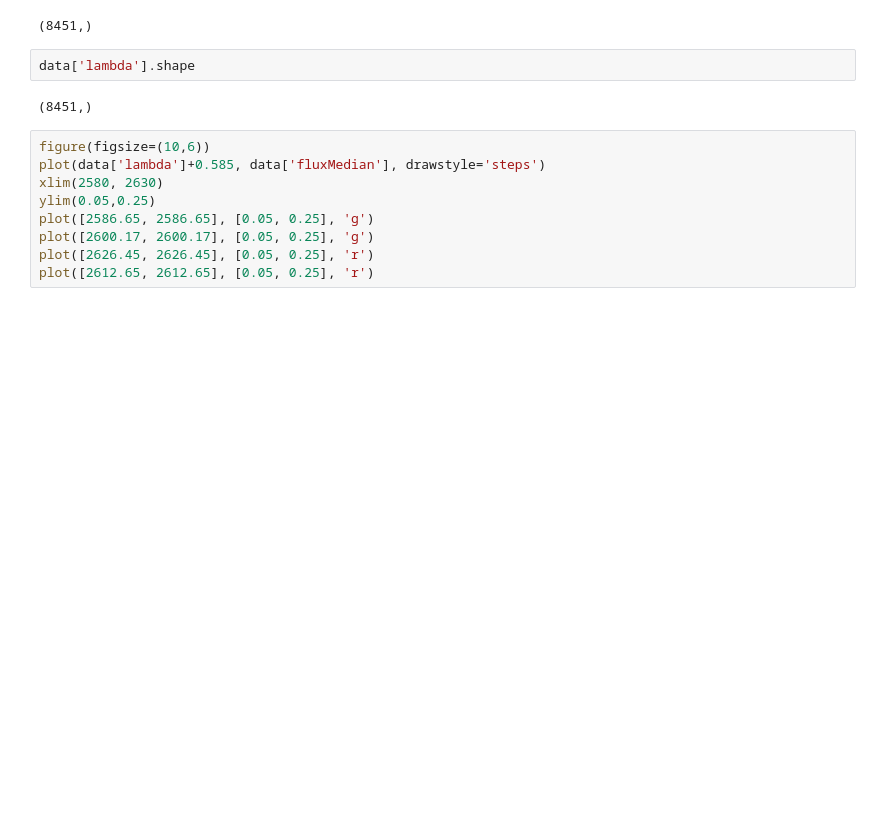
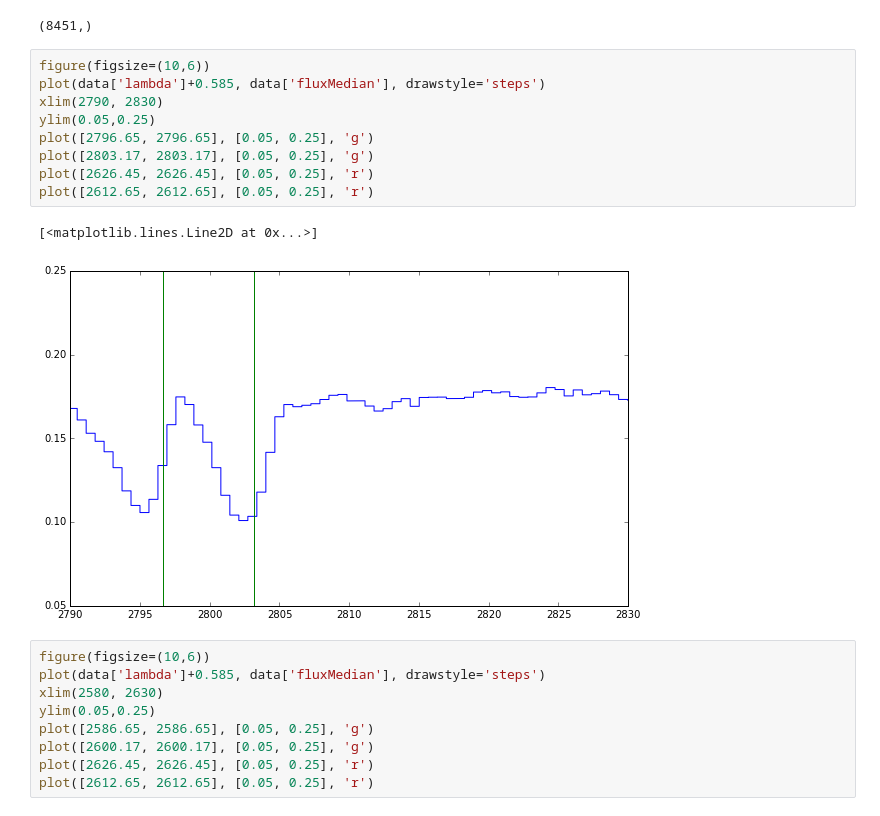
Before and after one commit to guangtunbenzhu/BGT-Cosmology, a Jupyter notebook: Spectroscopy/eBOSStests.ipynb, the cells around one changed output. Drawn from its saved outputs; the diff is of its cells as text; blank space fills up the shorter version.

```diff
--- a/Spectroscopy/eBOSStests.ipynb
+++ b/Spectroscopy/eBOSStests.ipynb
@@ -38,10 +38,18 @@ dtype([('lambda', '>f8'), ('fluxMedian', '>f8'), ('Nspectra', '>f8')])
 data.shape
 # %% [output]
 (8451,)
-# %%
-data['lambda'].shape
-# %% [output]
-(8451,)
+# %%
+figure(figsize=(10,6))
+plot(data['lambda']+0.585, data['fluxMedian'], drawstyle='steps')
+xlim(2790, 2830)
+ylim(0.05,0.25)
+plot([2796.65, 2796.65], [0.05, 0.25], 'g')
+plot([2803.17, 2803.17], [0.05, 0.25], 'g')
+plot([2626.45, 2626.45], [0.05, 0.25], 'r')
+plot([2612.65, 2612.65], [0.05, 0.25], 'r')
+# %% [output]
+[<matplotlib.lines.Line2D at 0x...>]
+[figure, added]
 # %%
 figure(figsize=(10,6))
 plot(data['lambda']+0.585, data['fluxMedian'], drawstyle='steps')
```
Also changed, not shown: parts of 37 cells of this notebook, 16 other files.
